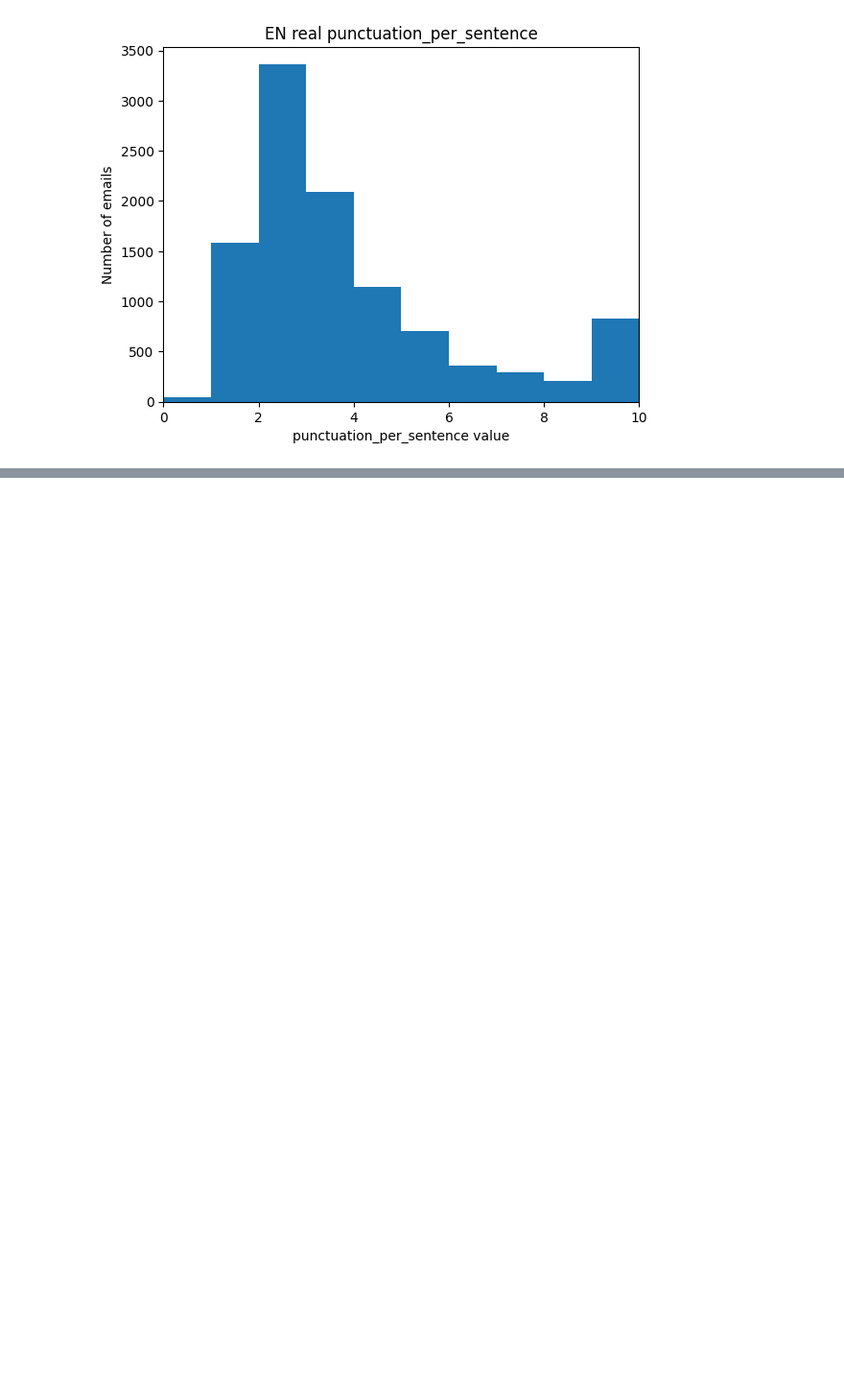
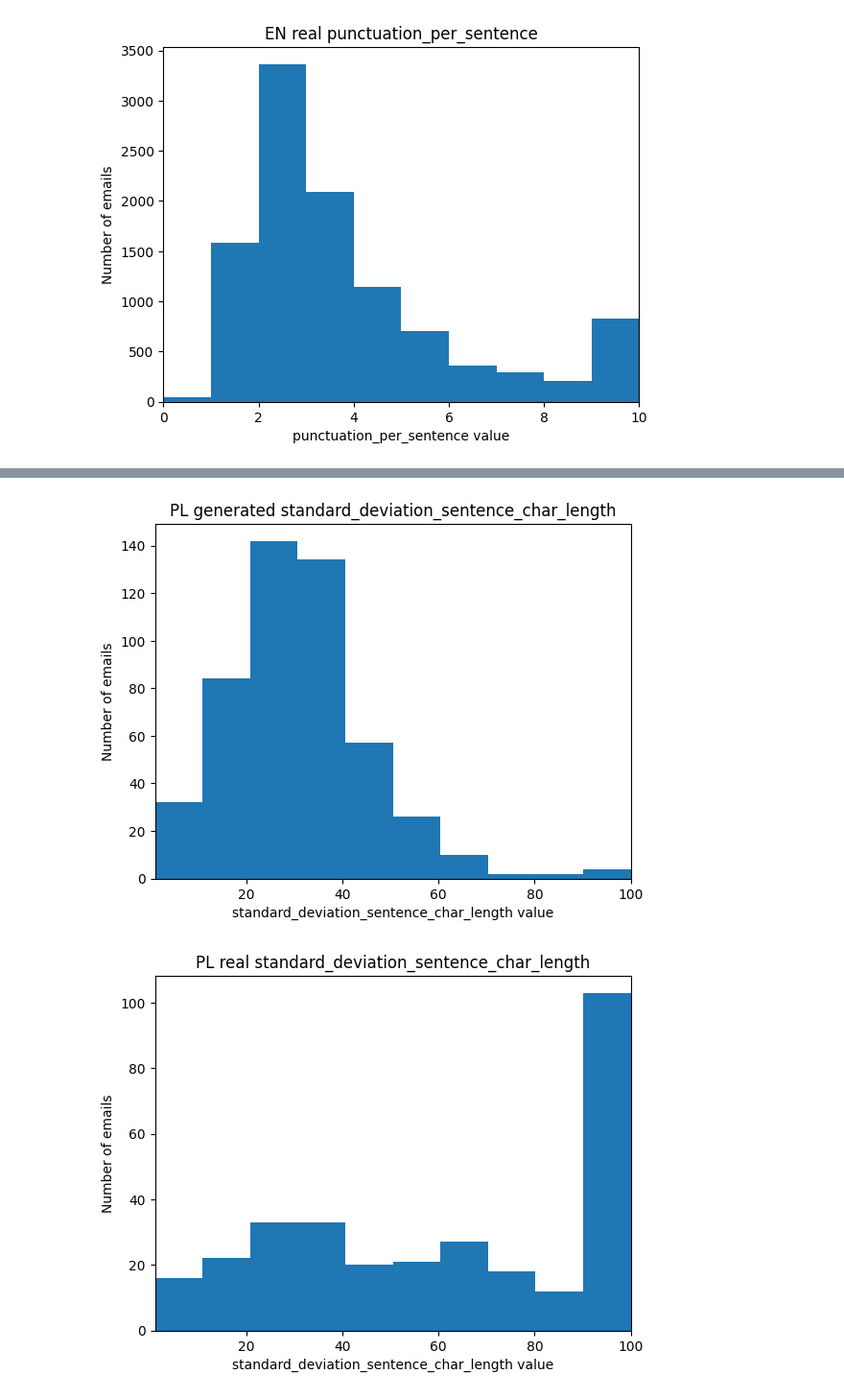
Before and after one commit to Erfantls/anti-gpt-checker, a Jupyter notebook: notebooks/attributes_analysis.ipynb, the cells around one changed output, grey strips where cells are left out. Shown at 96% size. Drawn from its saved outputs; the diff is of its cells as text; code cells hidden in the pictures; blank space fills up the shorter version.

```diff
--- a/notebooks/attributes_analysis.ipynb
+++ b/notebooks/attributes_analysis.ipynb
@@ -17,15 +26,15 @@ dao_real_emails: DAORealEmail = DAORealEmail()
 dao_attribute: DAOAttribute = DAOAttribute()
 
 
-all_attributes: List[AttributeInDB] = dao_attribute.find_many_by_query({'burstiness': None})
-all_generated: List[AttributeInDB] = [attribute for attribute in all_attributes if attribute.referenced_db_name == 'email_generated_dataset']
-all_real: List[AttributeInDB] = [attribute for attribute in all_attributes if attribute.referenced_db_name != 'email_generated_dataset']
+all_attributes: List[AttributeInDB] = dao_attribute.find_many_by_query({})
+all_generated: List[AttributeInDB] = dao_attribute.find_many_by_query({'is_generated': True})
+all_real: List[AttributeInDB] = dao_attribute.find_many_by_query({'is_generated': False})
 
-generated_personal_emails: List[EmailGeneratedInDB] = dao_generated_emails.find_many_by_query({'possible_advertisement': {'$ne': True}})
-real_personal_emails = [dao_real_emails.find_one(generated_email.og_db_name, generated_email.og_doc_id) for generated_email in generated_personal_emails]
+# generated_personal_emails: List[EmailGeneratedInDB] = dao_generated_emails.find_many_by_query({'possible_advertisement': {'$ne': True}})
+# real_personal_emails = [dao_real_emails.find_one(generated_email.og_db_name, generated_email.og_doc_id) for generated_email in generated_personal_emails]
 
-generated_personal: List[AttributeInDB] = [dao_attribute.find_one_by_query({'referenced_doc_id': email.id}) for email in generated_personal_emails]
-real_personal: List[AttributeInDB] = [dao_attribute.find_one_by_query({'referenced_doc_id': email.id}) for email in real_personal_emails]
+generated_personal: List[AttributeInDB] = dao_attribute.find_many_by_query({"is_generated": True, 'is_personal': True})#[dao_attribute.find_one_by_query({'referenced_doc_id': email.id}) for email in generated_personal_emails]
+real_personal: List[AttributeInDB] = dao_attribute.find_many_by_query({"is_generated": False, 'is_personal': True})#[dao_attribute.find_one_by_query({'referenced_doc_id': email.id}) for email in real_personal_emails]
 # %%
 generated_personal = [attribute for attribute in generated_personal if attribute is not None]
 real_personal = [attribute for attribute in real_personal if attribute is not None]
@@ -119,0 +218,5 @@ compare_4_hists('punctuation_per_sentence', min_value=0, max_value=10)
+# %%
+compare_4_hists('standard_deviation_sentence_char_length', min_value=1, max_value=100)
+# %% [output]
+[figure, added]
+[figure, added]
```
Also changed, not shown: parts of 13 cells of this notebook, 13 other files.
